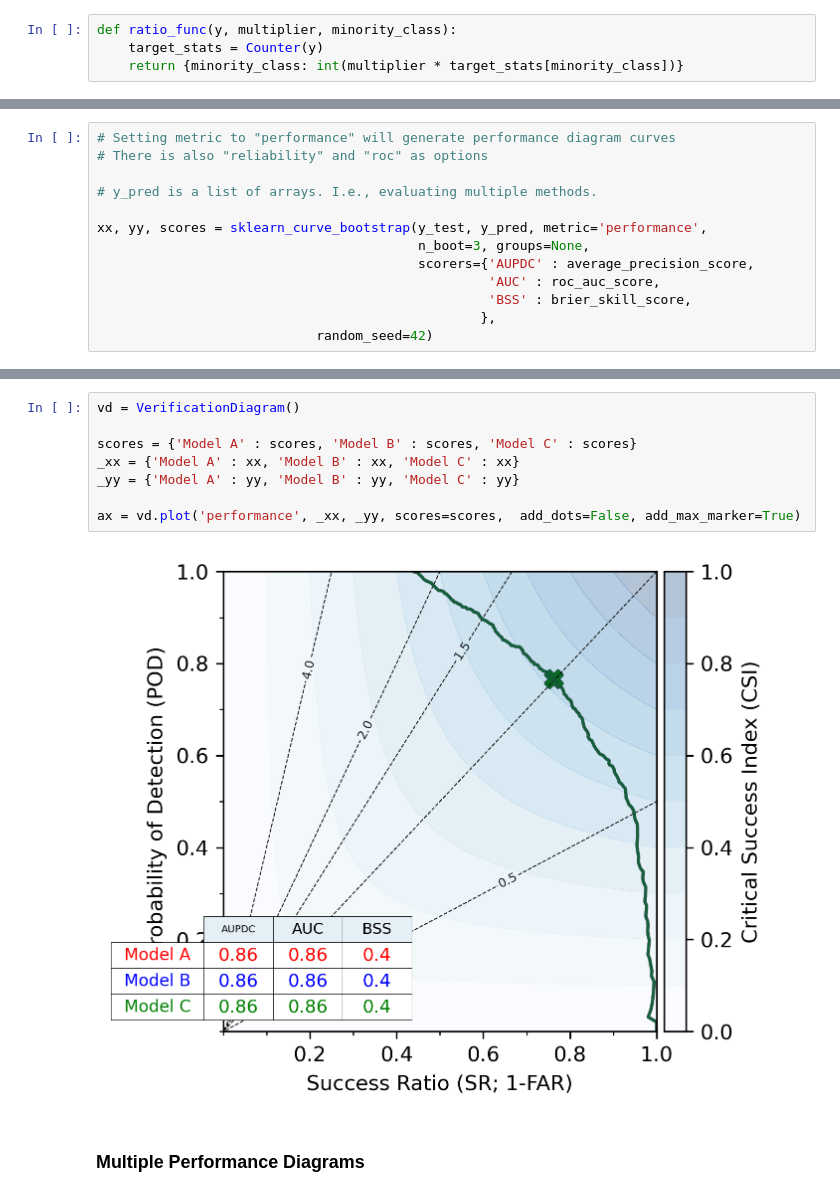
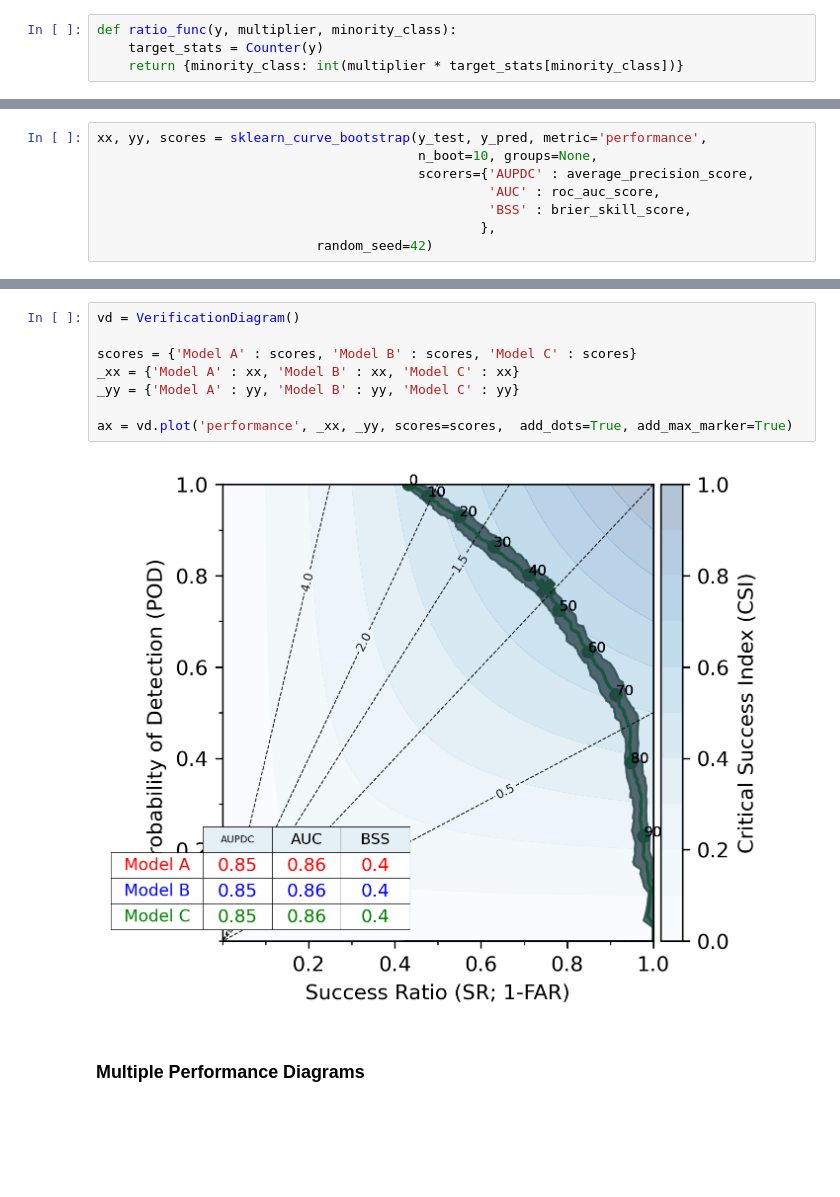
Before and after one commit to monte-flora/verification_diagrams, a Jupyter notebook: notebooks/tutorial.ipynb, the cells around one changed output, grey strips where cells are left out. Cells and saved outputs as stored; diff of their text form; blank space fills up the shorter version.

```diff
--- a/notebooks/tutorial.ipynb
+++ b/notebooks/tutorial.ipynb
@@ -46,11 +50,6 @@ y_pred = lr.predict_proba(X_test)[:,1]
 # %%
-# Setting metric to "performance" will generate performance diagram curves
-# There is also "reliability" and "roc" as options
-
-# y_pred is a list of arrays. I.e., evaluating multiple methods.
-
 xx, yy, scores = sklearn_curve_bootstrap(y_test, y_pred, metric='performance',
-                                         n_boot=3, groups=None,
+                                         n_boot=10, groups=None,
                                          scorers={'AUPDC' : average_precision_score,
                                                   'AUC' : roc_auc_score,
                                                   'BSS' : brier_skill_score,
@@ -61,13 +66,13 @@ xx, yy, scores = sklearn_curve_bootstrap(y_test, y_pred, metric='performance',
 # %%
 vd = VerificationDiagram()
 
 scores = {'Model A' : scores, 'Model B' : scores, 'Model C' : scores}
 _xx = {'Model A' : xx, 'Model B' : xx, 'Model C' : xx}
 _yy = {'Model A' : yy, 'Model B' : yy, 'Model C' : yy}
 
-ax = vd.plot('performance', _xx, _yy, scores=scores,  add_dots=False, add_max_marker=True)
+ax = vd.plot('performance', _xx, _yy, scores=scores,  add_dots=True, add_max_marker=True)
 # %% [output]
-[figure, old version]
+[figure, new version]
 # %% [markdown]
 ### Multiple Performance Diagrams
 # %%
```
Also changed, not shown: parts of 7 cells of this notebook, 3 other files.
